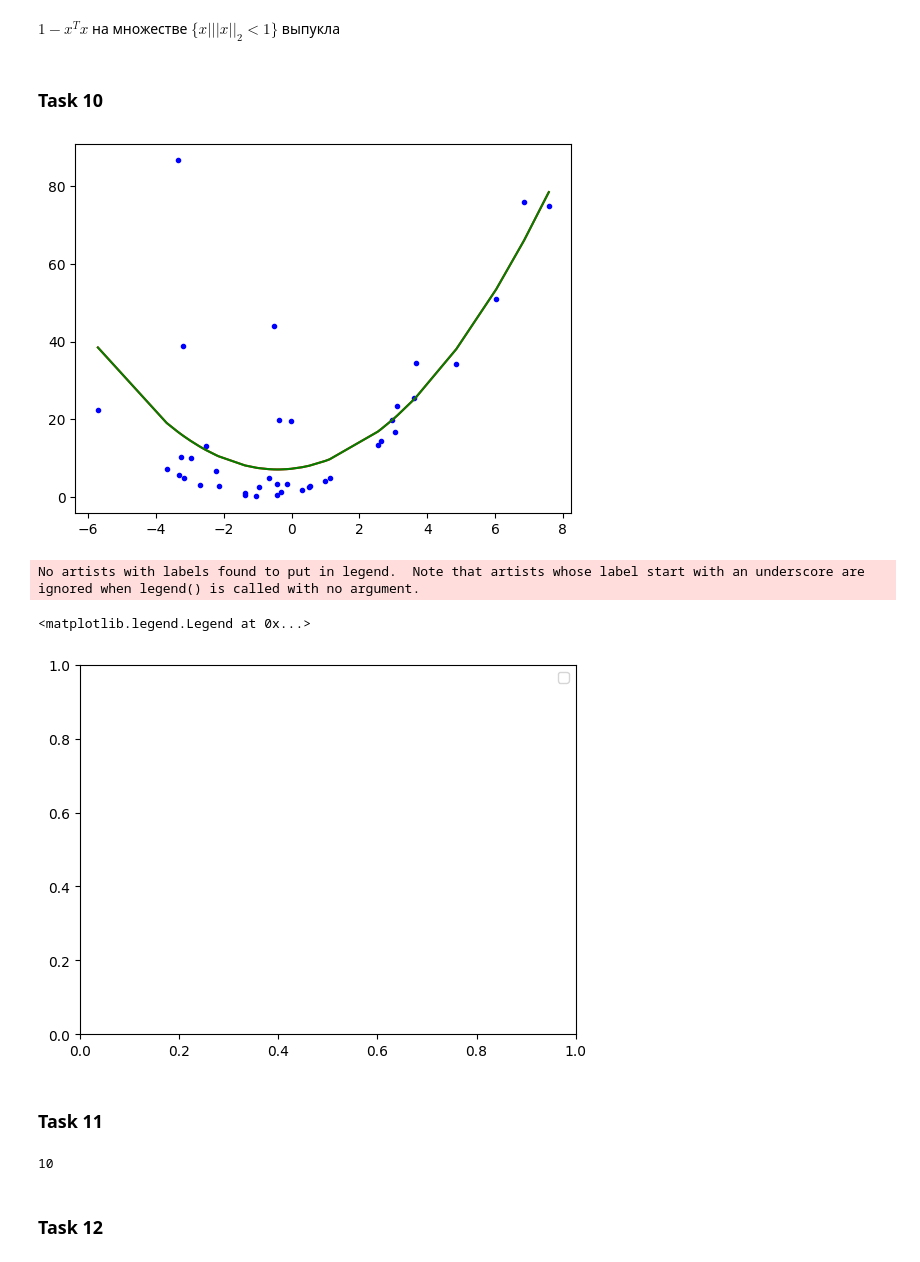
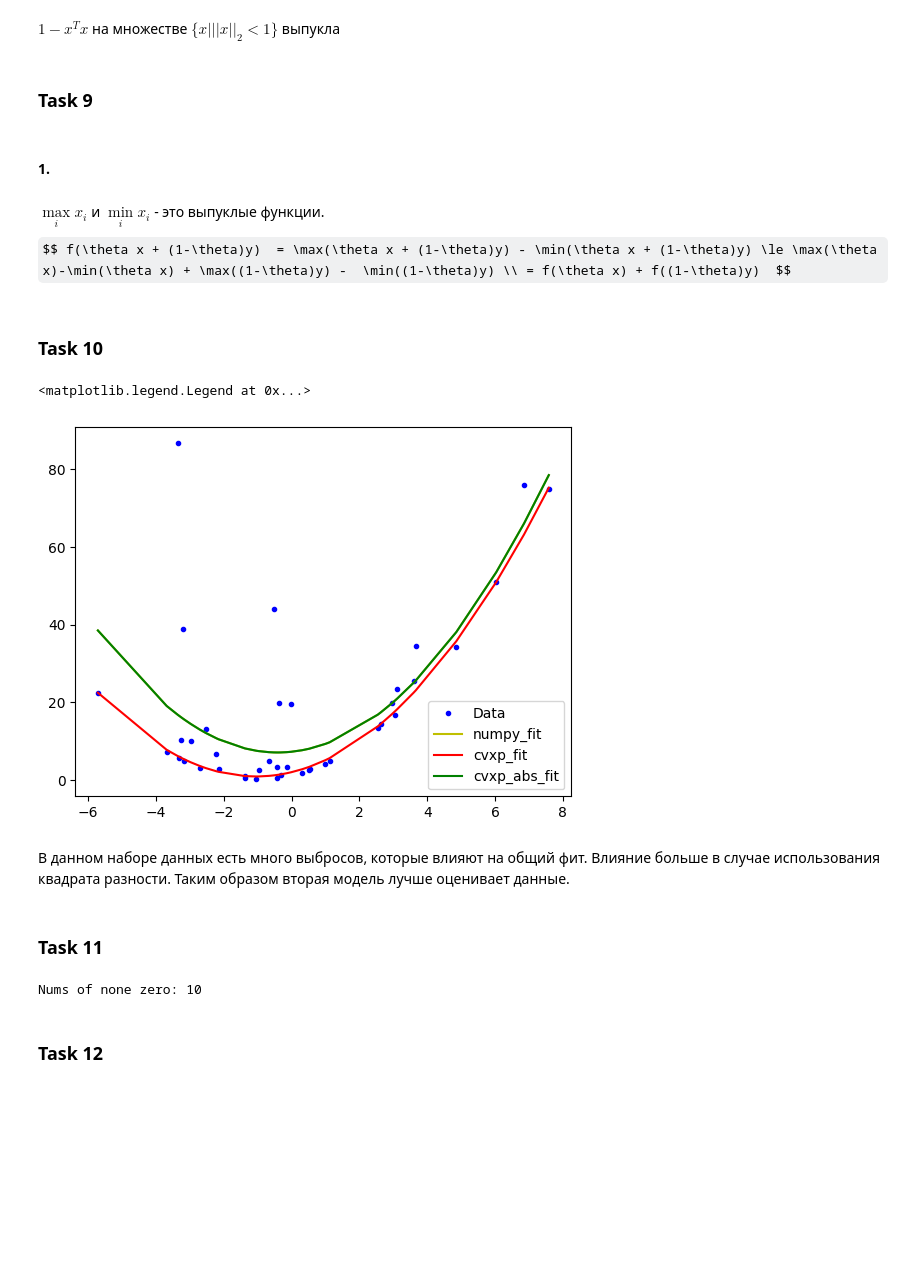
Before and after one commit to VasilyMarkov/Numerical-Methods, a Jupyter notebook: Assignment6.ipynb, the cells around one changed output. Drawn from its saved outputs; the diff is of its cells as text; code cells hidden in the pictures; some formulas as TeX source; blank space fills up the shorter version.

```diff
--- a/Assignment6.ipynb
+++ b/Assignment6.ipynb
@@ -173,6 +172,13 @@ $$\forall v: v^T \nabla^2 f(x) v = \frac{1}{\left(\vec 1 \cdot \xi\right)^2}\lef
 $$ \frac {\partial^2}{\partial x^2} ||Ax-b||_{2}^2 = 2A^TA > 0 $$
 # %% [markdown]
 $1-x^Tx$ на множестве $\{x | ||x||_{2} < 1\}$ выпукла
+# %% [markdown]
+### Task 9
+# %% [markdown]
+#### 1.
+# %% [markdown]
+$\max \limits_{i} x_{i}$ и $\min \limits_{i} x_{i}$ - это выпуклые функции.
+$$ f(\theta x + (1-\theta)y)  = \max(\theta x + (1-\theta)y) - \min(\theta x + (1-\theta)y) \le \max(\theta x)-\min(\theta x) + \max((1-\theta)y) -  \min((1-\theta)y) \\ = f(\theta x) + f((1-\theta)y)  $$
 # %% [markdown]
 ### Task 10
 # %%
@@ -187,43 +193,44 @@ def numpy_lsq(x, y):
     A = np.vstack([x**2, x, np.ones(len(x))]).T
     a = np.linalg.lstsq(A, y, rcond=None)[0]
     return eq(x, a)
 
 def cvxp_lsq(x, y):
     a = cp.Variable()
     b = cp.Variable()
     c = cp.Variable()
     objective = cp.Minimize(cp.sum_squares(a * x**2 + b*x + c - y))
     problem = cp.Problem(objective)
     problem.solve()
     return eq(x, (a.value, b.value, c.value))
 
-def cvxp_lsq(x, y):
+def cvxp_abs(x, y):
     a = cp.Variable()
     b = cp.Variable()
     c = cp.Variable()
-    objective = cp.Minimize(cp.sum_squares(a * x**2 + b*x + c - y))
+    objective = cp.Minimize(cp.sum(cp.abs(a * x**2 + b*x + c - y)))
     problem = cp.Problem(objective)
     problem.solve()
     return eq(x, (a.value, b.value, c.value))
 
 data = np.load('data_fit.npz')
 x = data['x']
 y = data['y']
 data.close()
 
 np_fit = numpy_lsq(x,y)
 cvxp_fit = cvxp_lsq(x,y)
-# fig, axis = plt.subplots()
+cvxp_abs_fit = cvxp_abs(x,y)
+
 plt.plot(x, y, 'b.', label="Data")
-plt.plot(x, np_fit, 'r', label="fit")
-plt.plot(x, cvxp_fit, 'g', label="fit1")
-plt.show()
+plt.plot(x, np_fit, 'y', label="numpy_fit")
+plt.plot(x, cvxp_abs_fit, 'r', label="cvxp_fit")
+plt.plot(x, cvxp_fit, 'g', label="cvxp_abs_fit")
 plt.legend()
 # %% [output]
+<matplotlib.legend.Legend at 0x...>
-[figure, old version]
+[figure, new version]
-No artists with labels found to put in legend.  Note that artists whose label start with an underscore are ignored when legend() is called with no argument.
-<matplotlib.legend.Legend at 0x...>
-[figure, removed]
+# %% [markdown]
+В данном наборе данных есть много выбросов, которые влияют на общий фит. Влияние больше в случае использования квадрата разности. Таким образом вторая модель лучше оценивает данные.
 # %% [markdown]
 ### Task 11
 # %%
@@ -243,12 +250,9 @@ bounds = [(0, None)]  * X.shape[1]
 
 res = linprog(c, A_eq=A_eq, b_eq=b_eq, bounds=bounds, method='highs')
 
-a = res.x
-
-num_nonzero = np.count_nonzero(a)
-num_nonzero
+print(f"Nums of none zero: {np.count_nonzero(res.x)}")
 # %% [output]
-10
+Nums of none zero: 10
 # %% [markdown]
 ### Task 12
 # %%
```
Also changed, not shown: parts of 2 cells of this notebook.
